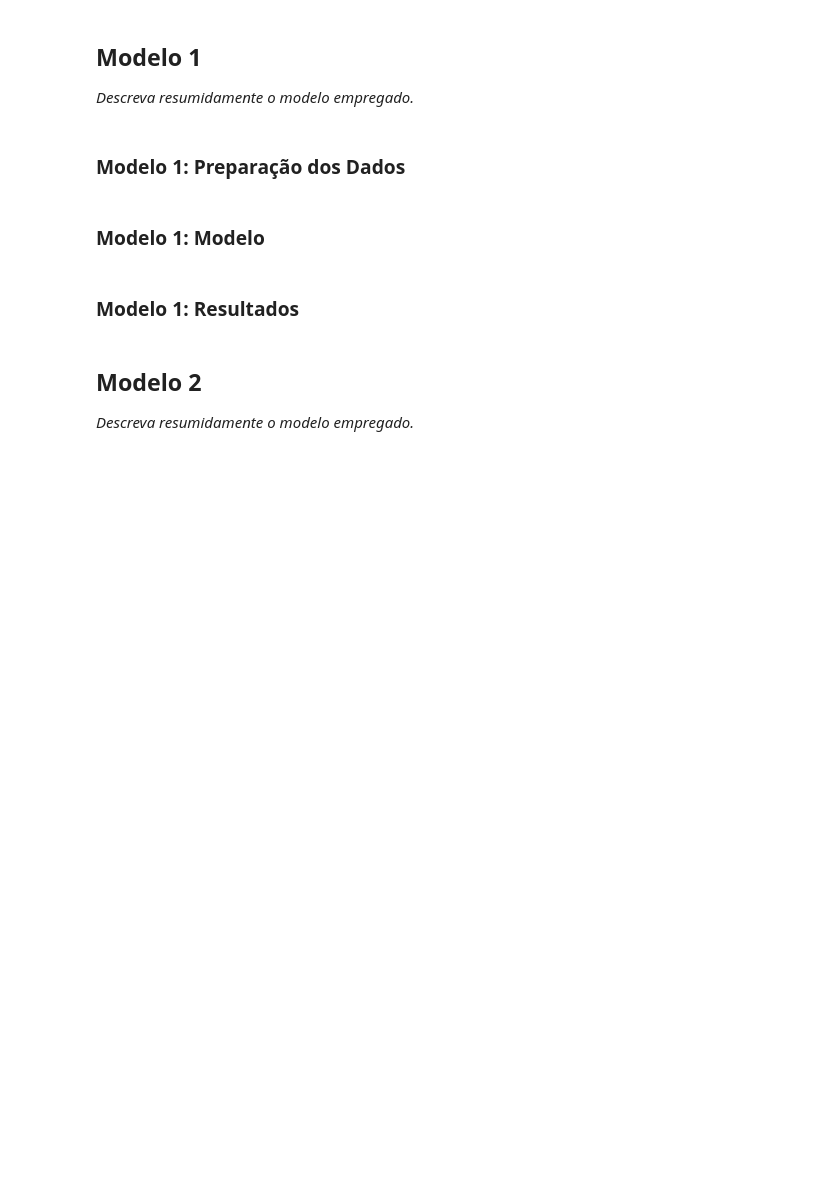
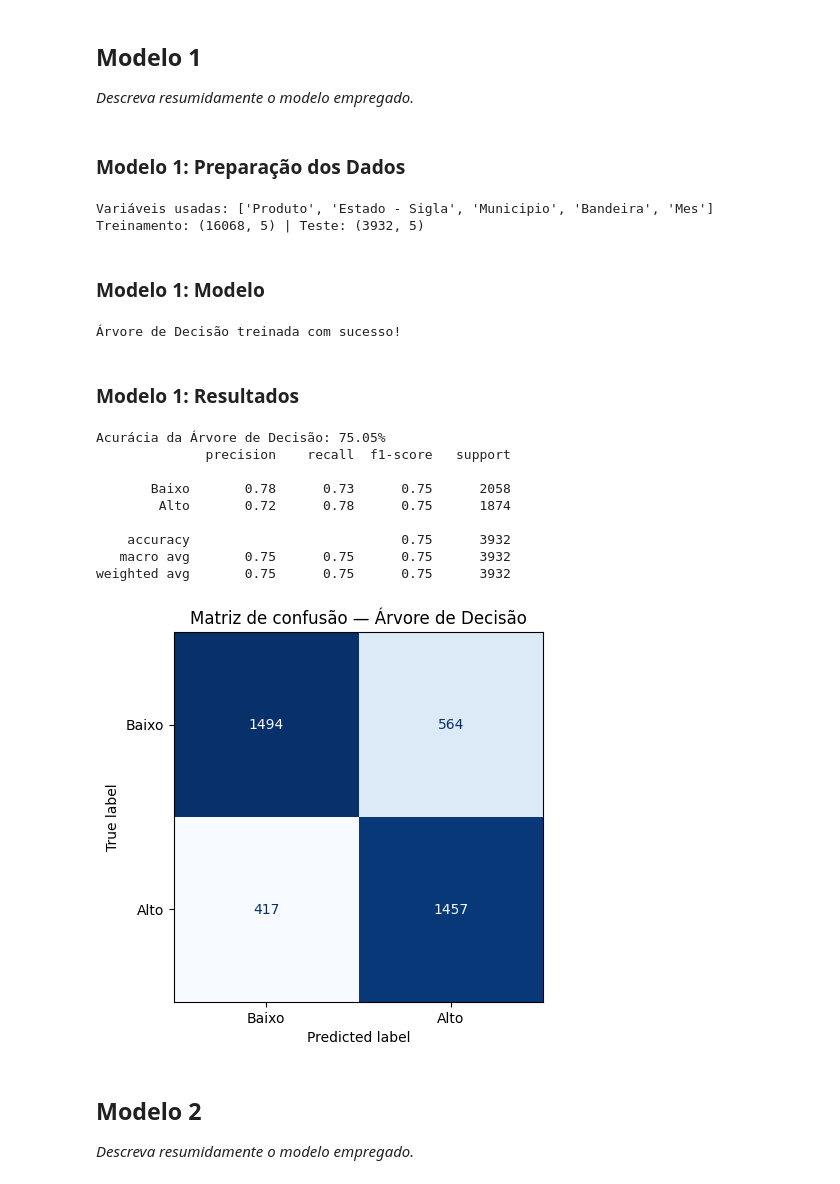
Before and after one commit to BrunaAguiar20/Projeto-Aprendizado-de-Maquina-I, a Jupyter notebook: A7_Aprendizado_de_Maquina_ex_projeto.ipynb, the cells around one changed output. Cells and saved outputs as stored; diff of their text form; code cells hidden in the pictures; blank space fills up the shorter version.

```diff
--- a/A7_Aprendizado_de_Maquina_ex_projeto.ipynb
+++ b/A7_Aprendizado_de_Maquina_ex_projeto.ipynb
@@ -85,0 +244,10 @@ Aluno5 = 'None' #@param {type:"string"}
+# %%
+# Dividir por posto: aproximadamente 80% para treino e 20% para teste
+divisao = GroupShuffleSplit(n_splits=1, test_size=0.20, random_state=42)
+indice_treino, indice_teste = next(divisao.split(df, groups=df['CNPJ da Revenda']))
+
+treino = df.iloc[indice_treino].copy()
+teste = df.iloc[indice_teste].copy()
+
+print('Registros de treinamento:', len(treino))
+print('Registros de teste:', len(teste))
@@ -94,2 +311,16 @@ Aluno5 = 'None' #@param {type:"string"}
+# %%
+# Selecionar as mesmas variáveis para os dois modelos
+variaveis = ['Produto', 'Estado - Sigla', 'Municipio', 'Bandeira', 'Mes']
+
+X_treino = treino[variaveis]
+X_teste = teste[variaveis]
+y_treino = treino['Classe']
+y_teste = teste['Classe']
+
+print('Variáveis usadas:', variaveis)
+print('Treinamento:', X_treino.shape, '| Teste:', X_teste.shape)
+# %% [output]
+Variáveis usadas: ['Produto', 'Estado - Sigla', 'Municipio', 'Bandeira', 'Mes']
+Treinamento: (16068, 5) | Teste: (3932, 5)
 # %% [markdown]
 ### **Modelo 1:** Modelo
@@ -98,2 +327,15 @@ Aluno5 = 'None' #@param {type:"string"}
+# %%
+# Treinar o Modelo 1: Árvore de Decisão
+modelo_arvore = make_pipeline(
+    OneHotEncoder(handle_unknown='ignore'),
+    DecisionTreeClassifier(max_depth=12, min_samples_leaf=10, random_state=42)
+)
+
+modelo_arvore.fit(X_treino, y_treino)
+previsao_arvore = modelo_arvore.predict(X_teste)
+
+print('Árvore de Decisão treinada com sucesso!')
+# %% [output]
+Árvore de Decisão treinada com sucesso!
 # %% [markdown]
 ### **Modelo 1:** Resultados
@@ -102,3 +342,27 @@ Aluno5 = 'None' #@param {type:"string"}
+# %%
+# Avaliação do Modelo 1
+acuracia_arvore = accuracy_score(y_teste, previsao_arvore)
+f1_arvore = f1_score(y_teste, previsao_arvore, average='macro')
+
+print(f'Acurácia da Árvore de Decisão: {acuracia_arvore:.2%}')
+print(classification_report(y_teste, previsao_arvore, target_names=['Baixo', 'Alto']))
+
+ConfusionMatrixDisplay.from_predictions(
+    y_teste, previsao_arvore, display_labels=['Baixo', 'Alto'], cmap='Blues', colorbar=False
+)
+plt.title('Matriz de confusão — Árvore de Decisão')
+plt.show()
+# %% [output]
+Acurácia da Árvore de Decisão: 75.05%
+              precision    recall  f1-score   support
+
+       Baixo       0.78      0.73      0.75      2058
+        Alto       0.72      0.78      0.75      1874
+
+    accuracy                           0.75      3932
+   macro avg       0.75      0.75      0.75      3932
+weighted avg       0.75      0.75      0.75      3932
+[figure, added]
 # %% [markdown]
 ## **Modelo 2**
 
```
Also changed, not shown: parts of 38 cells of this notebook.
